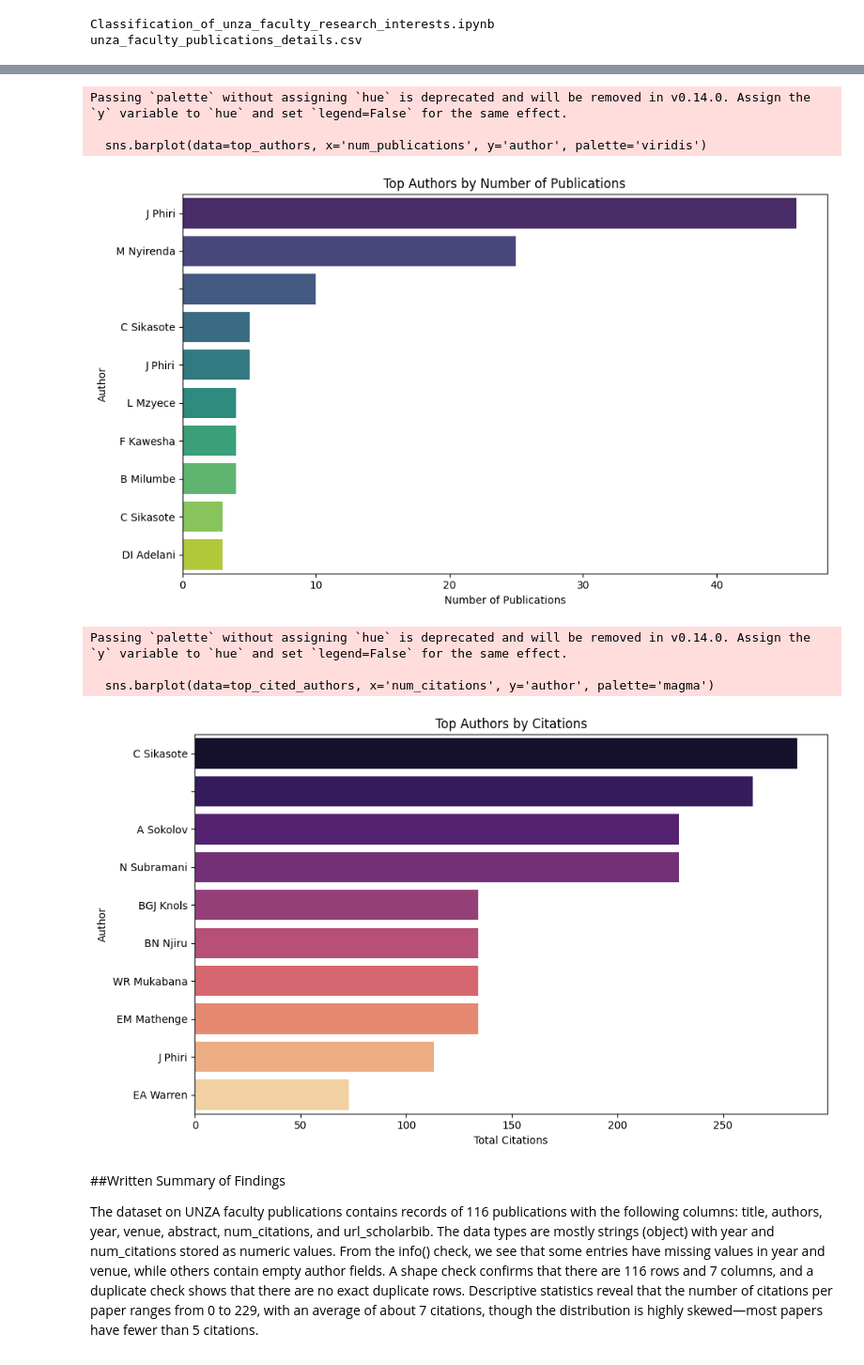
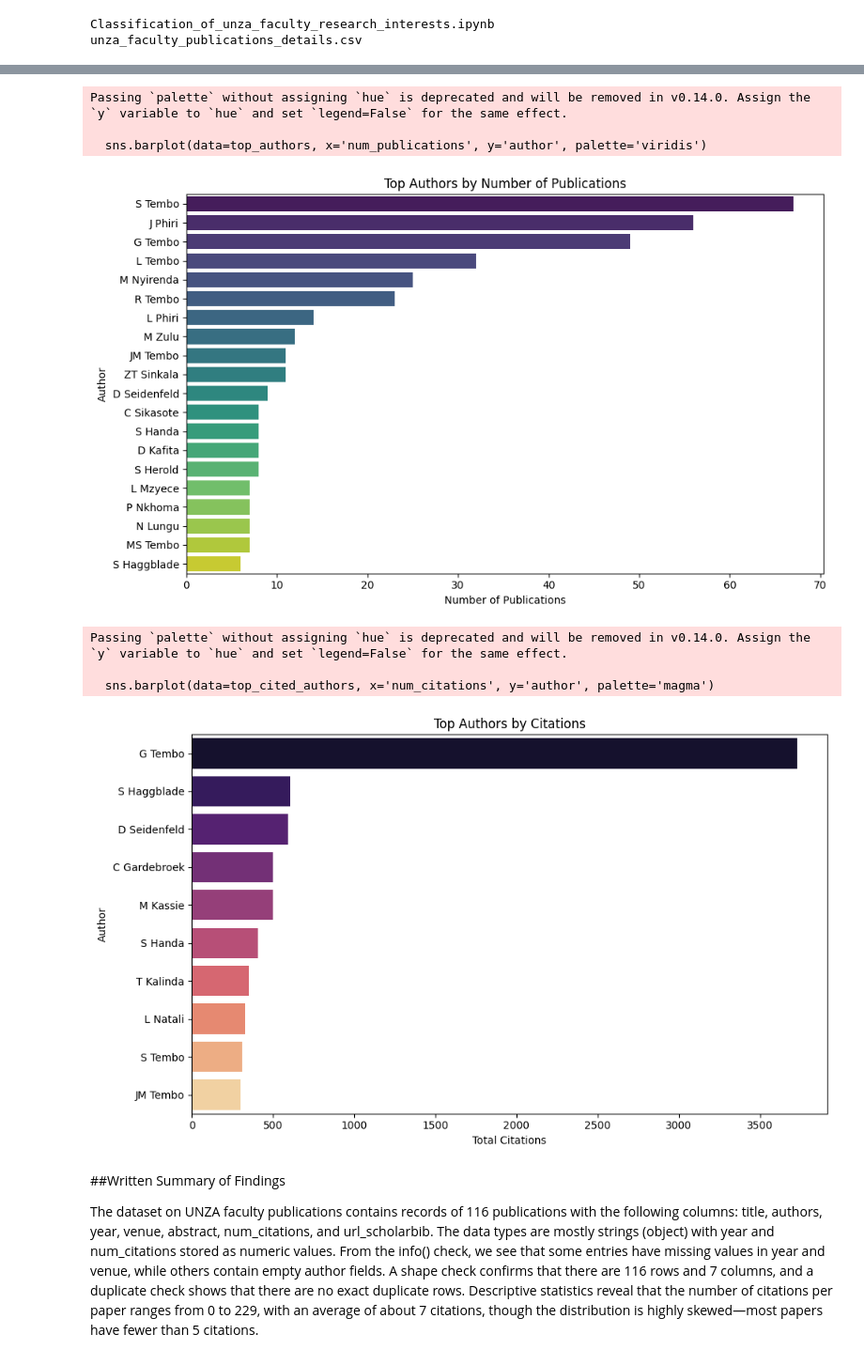
Before and after one commit to FestuMiles/classification-model-unza-publications, a Jupyter notebook: Classification_of_unza_faculty_research_interests.ipynb, the cells around one changed output, grey strips where cells are left out. Shown at 94% size. Saved outputs shown, nothing was run; the diff lists cells and outputs as text; code cells hidden in the pictures.

```diff
--- a/Classification_of_unza_faculty_research_interests.ipynb
+++ b/Classification_of_unza_faculty_research_interests.ipynb
@@ -160,8 +162,12 @@ from collections import Counter
 # %%
 # Split authors
 authors_list = pub_details['authors'].dropna().str.split(',').sum()
+
+# Strip whitespace and drop empty strings
+authors_list = [a.strip() for a in authors_list if a.strip() != ""]
+
 author_counts = Counter(authors_list)
-top_authors = pd.DataFrame(author_counts.most_common(10), columns=['author','num_publications'])
+top_authors = pd.DataFrame(author_counts.most_common(20), columns=['author','num_publications'])
 
 # Plot
 plt.figure(figsize=(10,6))
@@ -175,34 +181,36 @@ plt.show()
 Passing `palette` without assigning `hue` is deprecated and will be removed in v0.14.0. Assign the `y` variable to `hue` and set `legend=False` for the same effect.
 
   sns.barplot(data=top_authors, x='num_publications', y='author', palette='viridis')
-[figure, old version]
+[figure, new version]
 # %%
 # Aggregate citations per author
 df_authors_citations = pub_details.dropna(subset=['authors', 'num_citations'])
 df_authors_citations['num_citations'] = df_authors_citations['num_citations'].astype(int)
 
 author_cit_list = []
 for i, row in df_authors_citations.iterrows():
     authors = row['authors'].split(',')
+    # Strip whitespace and drop empty strings
+    authors = [a.strip() for a in authors if a.strip() != ""]
     for author in authors:
         author_cit_list.append((author.strip(), row['num_citations']))
 
 author_cit_df = pd.DataFrame(author_cit_list, columns=['author', 'num_citations'])
 top_cited_authors = author_cit_df.groupby('author')['num_citations'].sum().sort_values(ascending=False).head(10).reset_index()
 
 # Plot
 plt.figure(figsize=(10,6))
 sns.barplot(data=top_cited_authors, x='num_citations', y='author', palette='magma')
 plt.title("Top Authors by Citations")
 plt.xlabel("Total Citations")
 plt.ylabel("Author")
 plt.tight_layout()
 plt.show()
 # %% [output]
 Passing `palette` without assigning `hue` is deprecated and will be removed in v0.14.0. Assign the `y` variable to `hue` and set `legend=False` for the same effect.
 
   sns.barplot(data=top_cited_authors, x='num_citations', y='author', palette='magma')
-[figure, old version]
+[figure, new version]
 # %% [markdown]
 ##Written Summary of Findings
 
```
Also changed, not shown: parts of 21 cells of this notebook.
